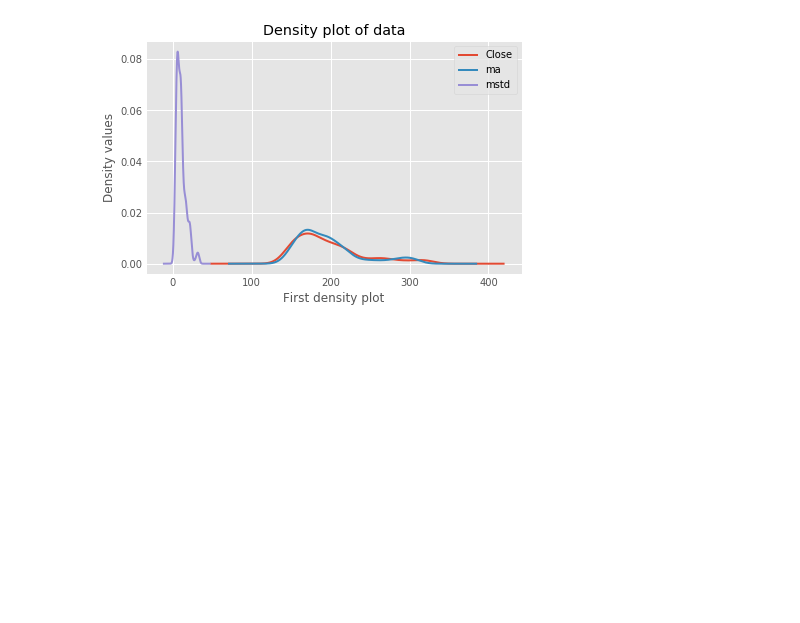
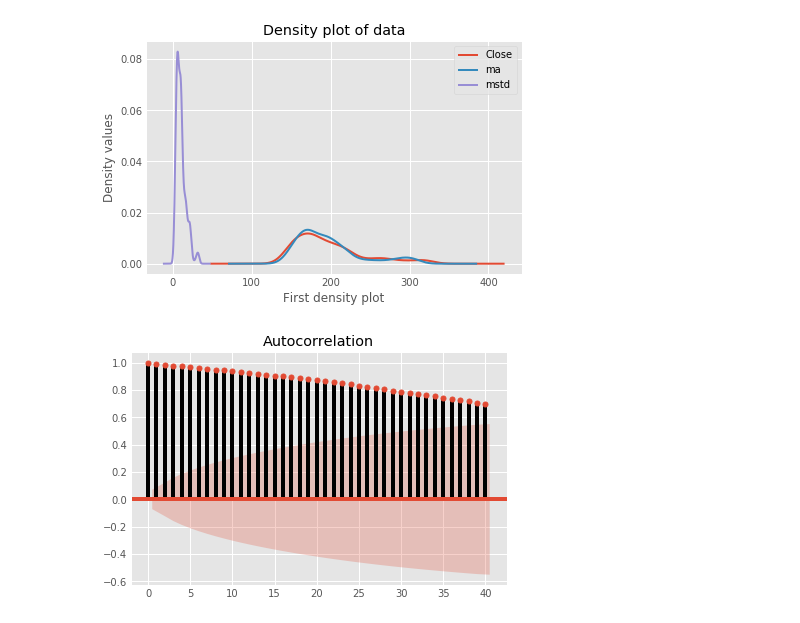
Before and after one commit to hilljtm/py_practice, a Jupyter notebook: visualizing_time_series.ipynb, the cells around one changed output. Cells and saved outputs as stored; diff of their text form; code cells hidden in the pictures; blank space fills up the shorter version.

```diff
--- a/visualizing_time_series.ipynb
+++ b/visualizing_time_series.ipynb
@@ -260,3 +260,11 @@ ax3.set_title('Density plot of data')
 plt.show()
 # %% [output]
 [figure]
+# %%
+# Plotting autocorrelations
+from statsmodels.graphics import tsaplots
+fig = tsaplots.plot_acf(df1['Close'], lags=40)
+
+plt.show()
+# %% [output]
+[figure, added]
```
Also changed, not shown: parts of 7 cells of this notebook.
